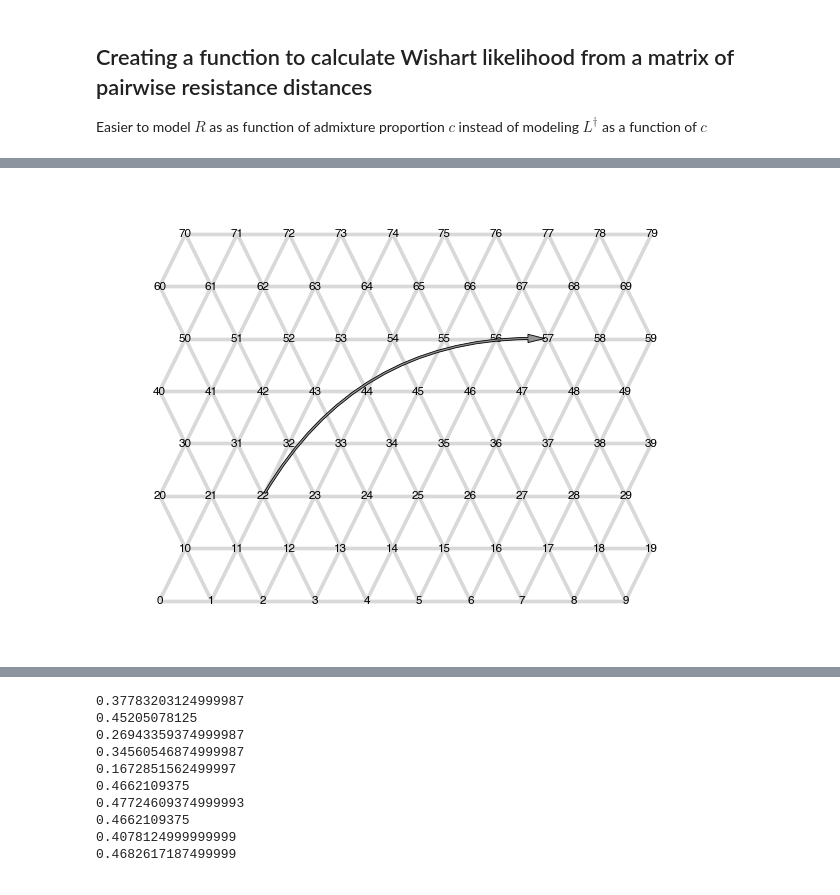
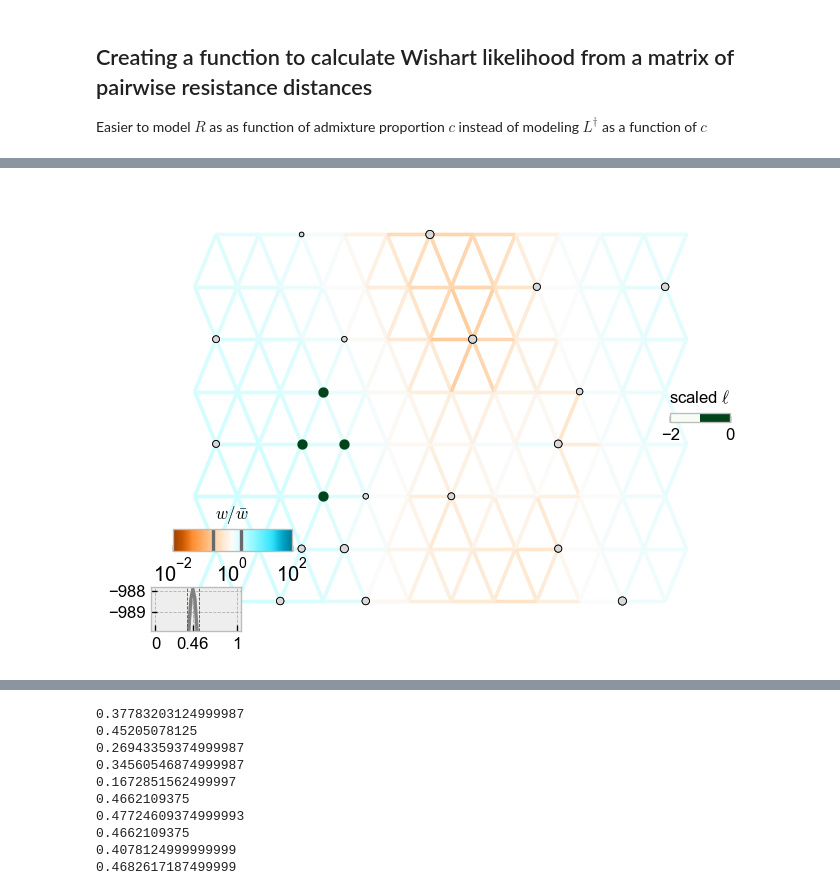
Before and after one commit to NovembreLab/feems, a Jupyter notebook: docs/notebooks/est-long-range.ipynb, the cells around one changed output, grey strips where cells are left out. Cells and saved outputs as stored; diff of their text form; code cells hidden in the pictures.

```diff
--- a/docs/notebooks/est-long-range.ipynb
+++ b/docs/notebooks/est-long-range.ipynb
@@ -554,25 +869,39 @@ lambda=3.000, alpha=2.8592, converged in 104 iterations, train_loss=49718.786
-# %%
-# sp_graph.fit(lamb=0.01,optimize_q='n-dim',lamb_q=30.)
-
-# from matplotlib.patches import Ellipse
-fig = plt.figure(dpi=120)
-ax = fig.add_subplot(1, 1, 1)
-v = Viz(ax, sp_graph, obj, projection=None, edge_width=2,
-        edge_alpha=1, edge_zorder=100, sample_pt_size=20, obs_node_size=7.5, sample_pt_color="black", cbar_font_size=10)
-v.draw_edges(use_weights=False); v.draw_obs_nodes(use_ids=True); #v.draw_edge_colorbar()
-v.draw_arrow([(22,57)],0.5)
-# v.draw_ll_contour(MLEdf,levels=[-5,0]);
-# v.ax.plot(np.array(MLEloc).mean(axis=0)[0], np.array(MLEloc).mean(axis=0)[1], '*', color='darkgreen', markersize=10)
-# v.ax.add_patch(Ellipse(np.array(MLEloc).mean(axis=0), width=2*np.array(MLEloc).std(axis=0)[0], height=2*np.array(MLEloc).std(axis=0)[1], alpha=0.5, facecolor='lightgreen'))
-# v.ax.plot(v.grid[44,0],v.grid[44,1],'rx'); #v.draw_arrow([(44,18)],0.5)
-# plt.imshow(sp_graph.S,cmap='Greys'); plt.colorbar()
-# sp_graph.W[8,27] = sp_graph.W[27,8] = 0
-# plt.imshow(sp_graph.W.todense(),cmap='Greys');
-# plt.imshow(np.diag(np.ones(36)),cmap='Greys')
-# W = np.zeros((36,36)); W[10,25] = 0.1; W[25,10] = 0.1;
-# plt.imshow(W,cmap='Greys');
-# get_FEEMS_demes_nll_w_c(sp_graph.c, sp_graph, obj, [(19,49)]), get_FEEMS_udemes_nll_w_c(0.544,sp_graph,obj,[(19,49,79)])
-# sp.optimize.minimize_scalar(get_FEEMS_udemes_nll_w_c, args=(sp_graph, obj, [(19,49,79)]), bounds=(0,1), method='bounded')
-# sp.optimize.minimize_scalar(get_FEEMS_demes_nll_w_c, args=(sp_graph, obj, [(19,49,79)]), bounds=(0,1), method='bounded')
-# %% [output]
-[figure, removed]
+# %%
+# sp_graph.fit(lamb=0.03,optimize_q='n-dim',lamb_q=30.)
+
+# from matplotlib.patches import Ellipse
+fig = plt.figure(dpi=120)
+ax = fig.add_subplot(1, 1, 1)
+v = Viz(ax, sp_graph, obj, projection=None, edge_width=2,
+        edge_alpha=1, edge_zorder=100, sample_pt_size=20, obs_node_size=7.5, sample_pt_color="black", cbar_font_size=10)
+v.draw_edges(use_weights=True); v.draw_edge_colorbar()
+v.draw_obs_nodes(use_ids=False);
+# for i in range(top.shape[0]):
+#     v.ax.plot([v.grid[top['source'].iloc[i],0],v.grid[top['dest.'].iloc[i],0]],[v.grid[top['source'].iloc[i],1],v.grid[top['dest.'].iloc[i],1]],linewidth=0.4,color='grey')
+# for dest in np.unique(top['dest.']):
+#     v.ax.plot(v.grid[dest, 0], v.grid[dest, 1], 'o', color='dodgerblue', markersize=20*np.log10(np.sum(top['dest.']==dest)+1), alpha=0.5)
+v.draw_ll_contour(df,levels=[-2,0]); v.draw_obs_nodes(use_ids=False)
+# v.draw_arrow([(51,44)],0.46);
+# v.ax.plot(v.grid[51,0],v.grid[51,1],'rx')
+# for i in range(96):
+#         if np.where(obj.perm_idx==i)[0]<sp_graph.n_observed_nodes:
+#                 v.ax.scatter(v.grid[i,0], v.grid[i,1], marker='o', s=50*MLEidx.count(i), alpha=0.8, facecolor='darkgreen', edgecolor='k', linewidth=1, zorder=2)
+#         else:
+#                 v.ax.scatter(v.grid[i,0], v.grid[i,1], marker='o', s=50*MLEidx.count(i), alpha=0.8, facecolor='darkgreen', edgecolor='none', linewidth=0, zorder=2)
+# v.ax.scatter(v.grid[63,0], v.grid[63,1], marker='o', s=50*16, alpha=0.8, facecolor='darkgreen', edgecolor='none', linewidth=0, zorder=2)
+# v.ax.plot(np.array(MLEloc).mean(axis=0)[0], np.array(MLEloc).mean(axis=0)[1], '*', color='darkgreen', markersize=10)
+# v.ax.add_patch(Ellipse(np.array(MLEloc).mean(axis=0), width=2*np.array(MLEloc).std(axis=0)[0], height=2*np.array(MLEloc).std(axis=0)[1], alpha=0.5, facecolor='lightgreen'))
+# v.ax.plot(v.grid[51,0], v.grid[51,1], '*', color='darkgreen', markersize=10)
+# v.ax.add_patch(Ellipse(v.grid[51,:], width=2*np.array(MLEloc).std(axis=0)[0]/10, height=2*np.array(MLEloc).std(axis=0)[1]/10, alpha=0.5, facecolor='lightgreen'))
+# v.ax.plot(v.grid[63,0],v.grid[63,1],'rx');
+# plt.imshow(sp_graph.S,cmap='Greys'); plt.colorbar()
+# sp_graph.W[8,27] = sp_graph.W[27,8] = 0
+# plt.imshow(sp_graph.W.todense(),cmap='Greys');
+# plt.imshow(np.diag(np.ones(36)),cmap='Greys')
+# W = np.zeros((36,36)); W[10,25] = 0.1; W[25,10] = 0.1;
+# plt.imshow(W,cmap='Greys');
+# get_FEEMS_demes_nll_w_c(sp_graph.c, sp_graph, obj, [(19,49)]), get_FEEMS_udemes_nll_w_c(0.544,sp_graph,obj,[(19,49,79)])
+# sp.optimize.minimize_scalar(get_FEEMS_udemes_nll_w_c, args=(sp_graph, obj, [(19,49,79)]), bounds=(0,1), method='bounded')
+# sp.optimize.minimize_scalar(get_FEEMS_demes_nll_w_c, args=(sp_graph, obj, [(19,49,79)]), bounds=(0,1), method='bounded')
+# %% [output]
+[figure, added]
```
Also changed, not shown: parts of 26 cells of this notebook, 9 other files.
